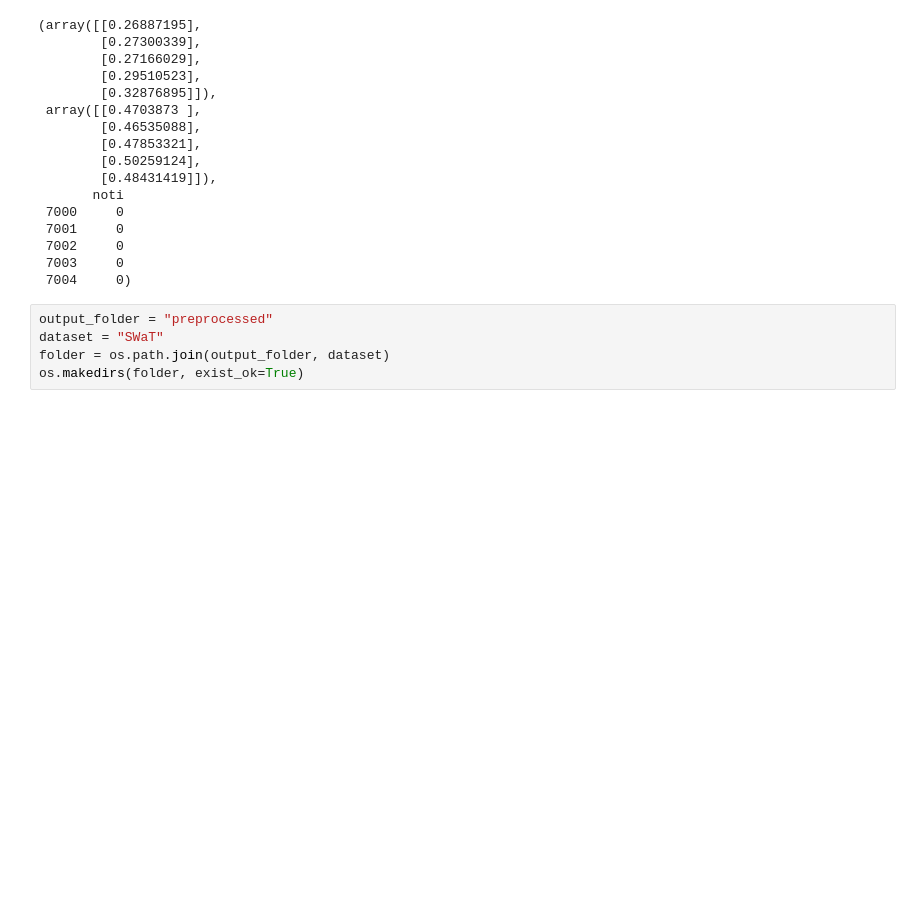
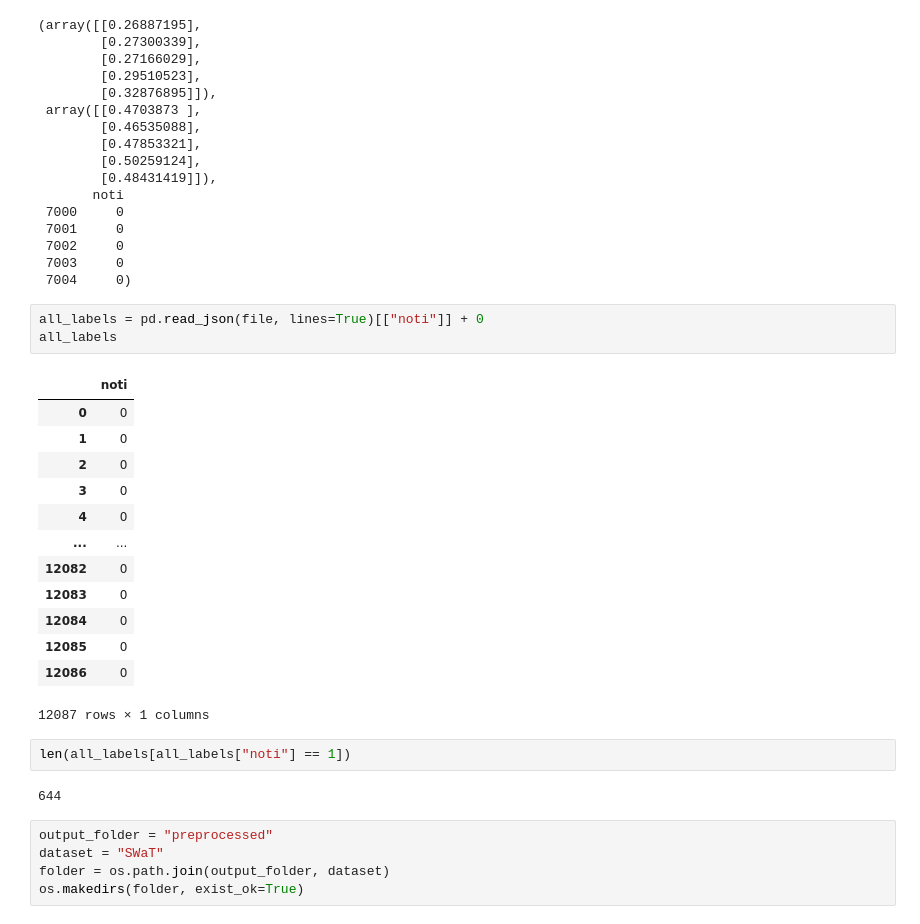
Before and after one commit to nbekoju/TranAD, a Jupyter notebook: data_exploration/explore_SWaT.ipynb, the cells around one changed output. Cells and saved outputs as stored; diff of their text form; blank space fills up the shorter version.

```diff
--- a/data_exploration/explore_SWaT.ipynb
+++ b/data_exploration/explore_SWaT.ipynb
@@ -76,6 +64,27 @@ train[:5], test[:5], labels[:5]
  7002     0
  7003     0
  7004     0)
+# %%
+all_labels = pd.read_json(file, lines=True)[["noti"]] + 0
+all_labels
+# %% [output]
+|  | noti |
+| 0 | 0 |
+| 1 | 0 |
+| 2 | 0 |
+| 3 | 0 |
+| 4 | 0 |
+| ... | ... |
+| 12082 | 0 |
+| 12083 | 0 |
+| 12084 | 0 |
+| 12085 | 0 |
+| 12086 | 0 |
+12087 rows × 1 columns
+# %%
+len(all_labels[all_labels["noti"] == 1])
+# %% [output]
+644
 # %%
 output_folder = "preprocessed"
 dataset = "SWaT"
```
Also changed, not shown: parts of 1 cell of this notebook, 1 other file.
